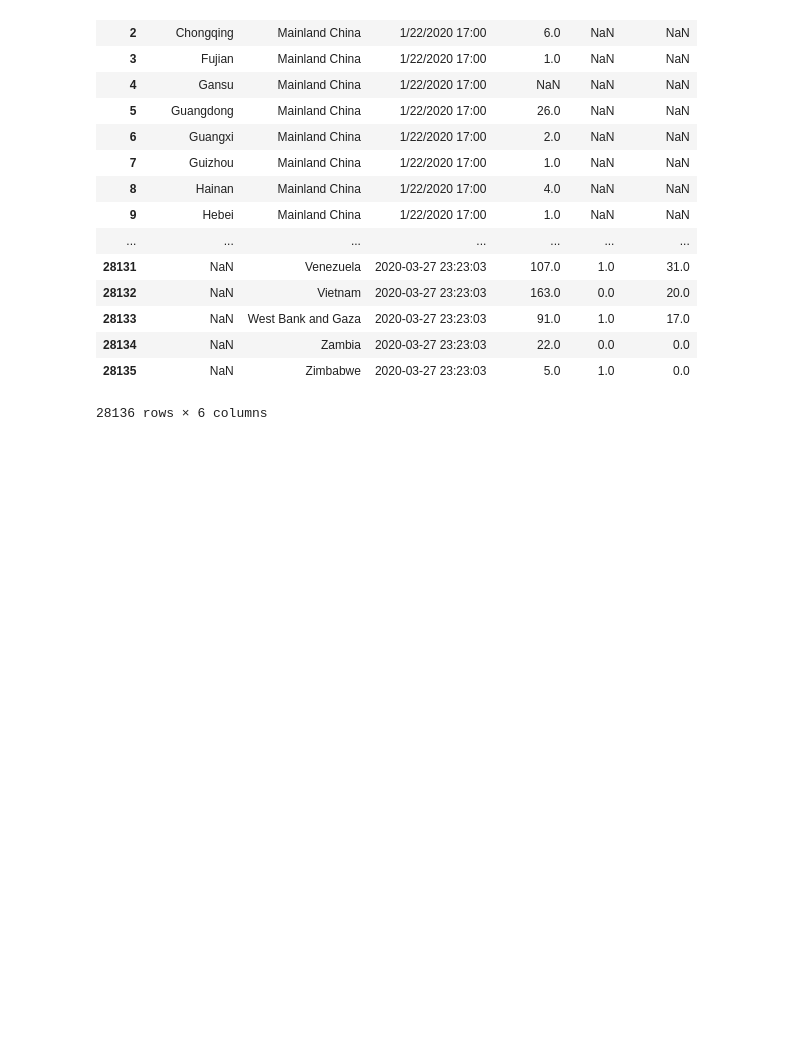
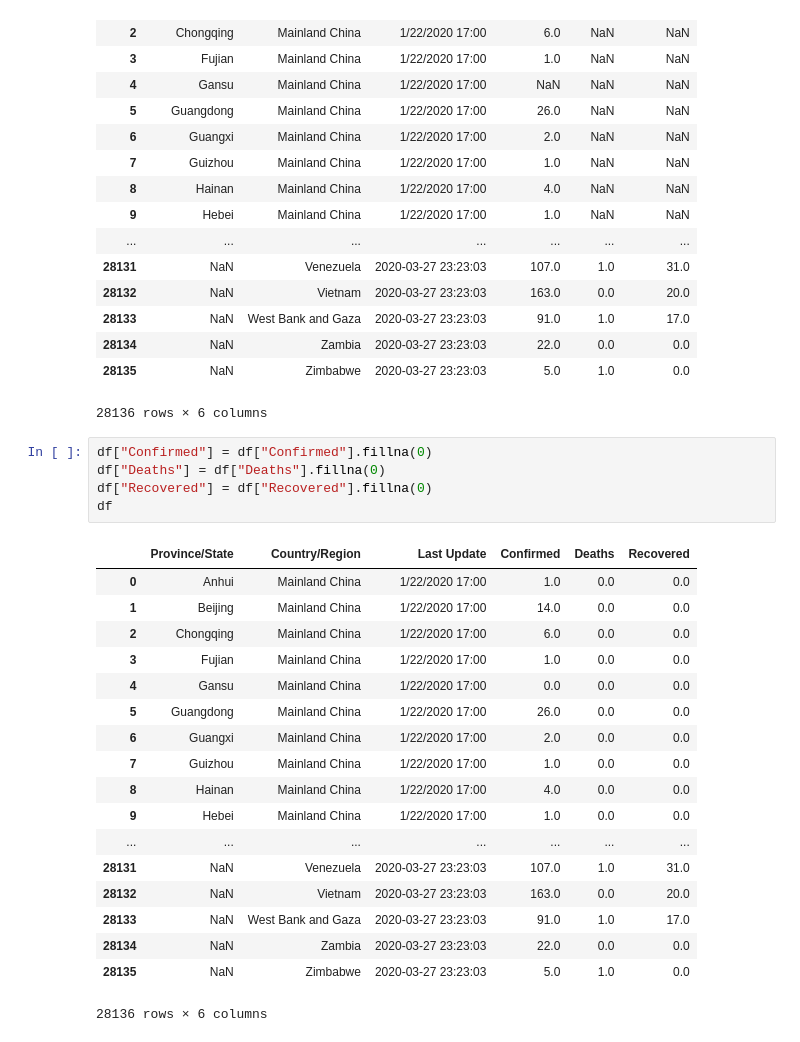
Before and after one commit to miholjcicmarko/COMP5360Project, a Jupyter notebook: python_journals/Cleaning CDR Data.ipynb, the cells around one changed output. Drawn from its saved outputs; the diff is of its cells as text; blank space fills up the shorter version.

```diff
--- a/python_journals/Cleaning CDR Data.ipynb
+++ b/python_journals/Cleaning CDR Data.ipynb
@@ -22,3 +22,27 @@ df
 | 28134 | NaN | Zambia | 2020-03-27 23:23:03 | 22.0 | 0.0 | 0.0 |
 | 28135 | NaN | Zimbabwe | 2020-03-27 23:23:03 | 5.0 | 1.0 | 0.0 |
 28136 rows × 6 columns
+# %%
+df["Confirmed"] = df["Confirmed"].fillna(0)
+df["Deaths"] = df["Deaths"].fillna(0)
+df["Recovered"] = df["Recovered"].fillna(0)
+df
+# %% [output]
+|  | Province/State | Country/Region | Last Update | Confirmed | Deaths | Recovered |
+| 0 | Anhui | Mainland China | 1/22/2020 17:00 | 1.0 | 0.0 | 0.0 |
+| 1 | Beijing | Mainland China | 1/22/2020 17:00 | 14.0 | 0.0 | 0.0 |
+| 2 | Chongqing | Mainland China | 1/22/2020 17:00 | 6.0 | 0.0 | 0.0 |
+| 3 | Fujian | Mainland China | 1/22/2020 17:00 | 1.0 | 0.0 | 0.0 |
+| 4 | Gansu | Mainland China | 1/22/2020 17:00 | 0.0 | 0.0 | 0.0 |
+| 5 | Guangdong | Mainland China | 1/22/2020 17:00 | 26.0 | 0.0 | 0.0 |
+| 6 | Guangxi | Mainland China | 1/22/2020 17:00 | 2.0 | 0.0 | 0.0 |
+| 7 | Guizhou | Mainland China | 1/22/2020 17:00 | 1.0 | 0.0 | 0.0 |
+| 8 | Hainan | Mainland China | 1/22/2020 17:00 | 4.0 | 0.0 | 0.0 |
+| 9 | Hebei | Mainland China | 1/22/2020 17:00 | 1.0 | 0.0 | 0.0 |
+| ... | ... | ... | ... | ... | ... | ... |
+| 28131 | NaN | Venezuela | 2020-03-27 23:23:03 | 107.0 | 1.0 | 31.0 |
+| 28132 | NaN | Vietnam | 2020-03-27 23:23:03 | 163.0 | 0.0 | 20.0 |
+| 28133 | NaN | West Bank and Gaza | 2020-03-27 23:23:03 | 91.0 | 1.0 | 17.0 |
+| 28134 | NaN | Zambia | 2020-03-27 23:23:03 | 22.0 | 0.0 | 0.0 |
+| 28135 | NaN | Zimbabwe | 2020-03-27 23:23:03 | 5.0 | 1.0 | 0.0 |
+28136 rows × 6 columns
```
Also changed, not shown: parts of 3 cells of this notebook, 1 other file.
